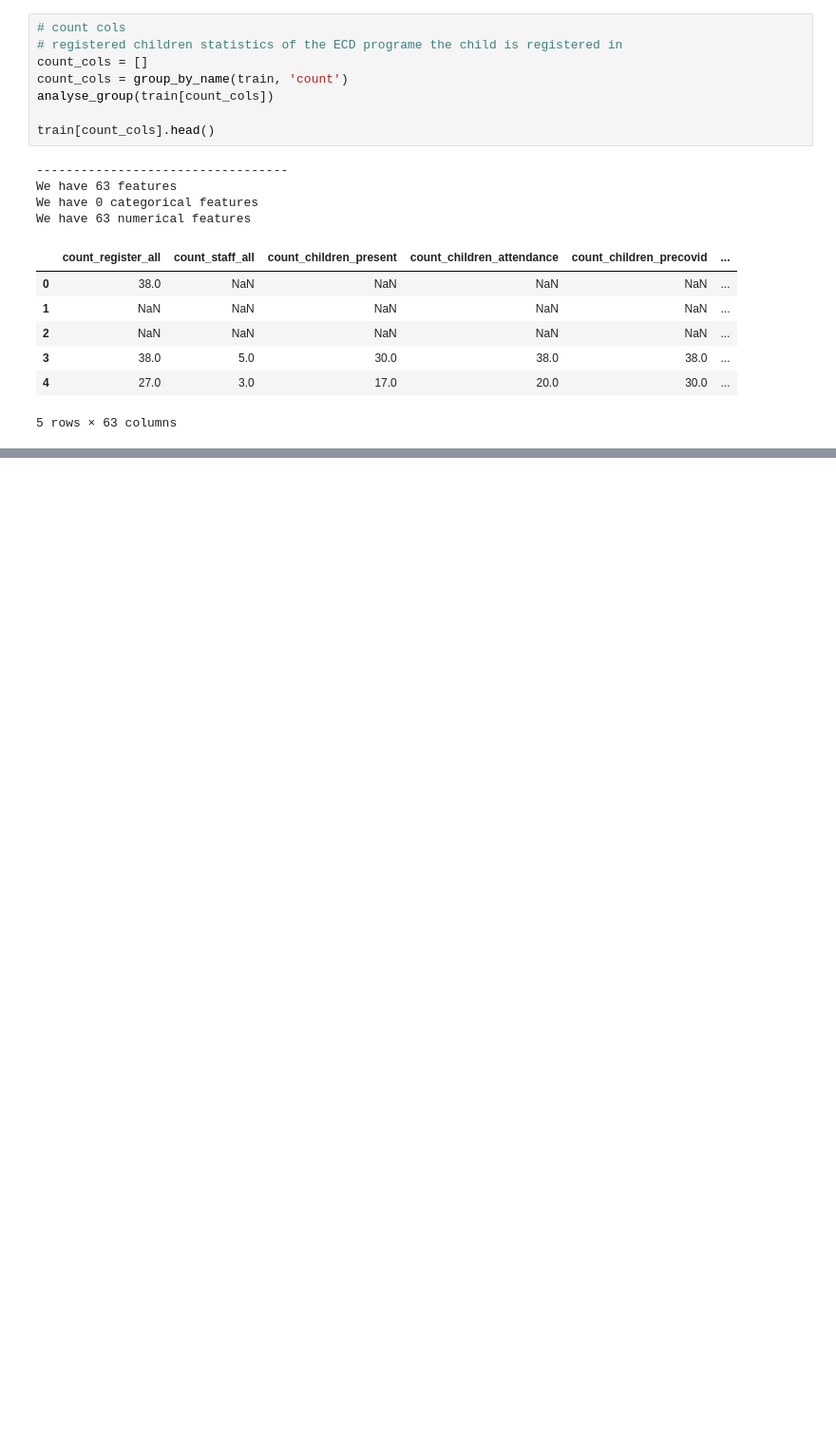
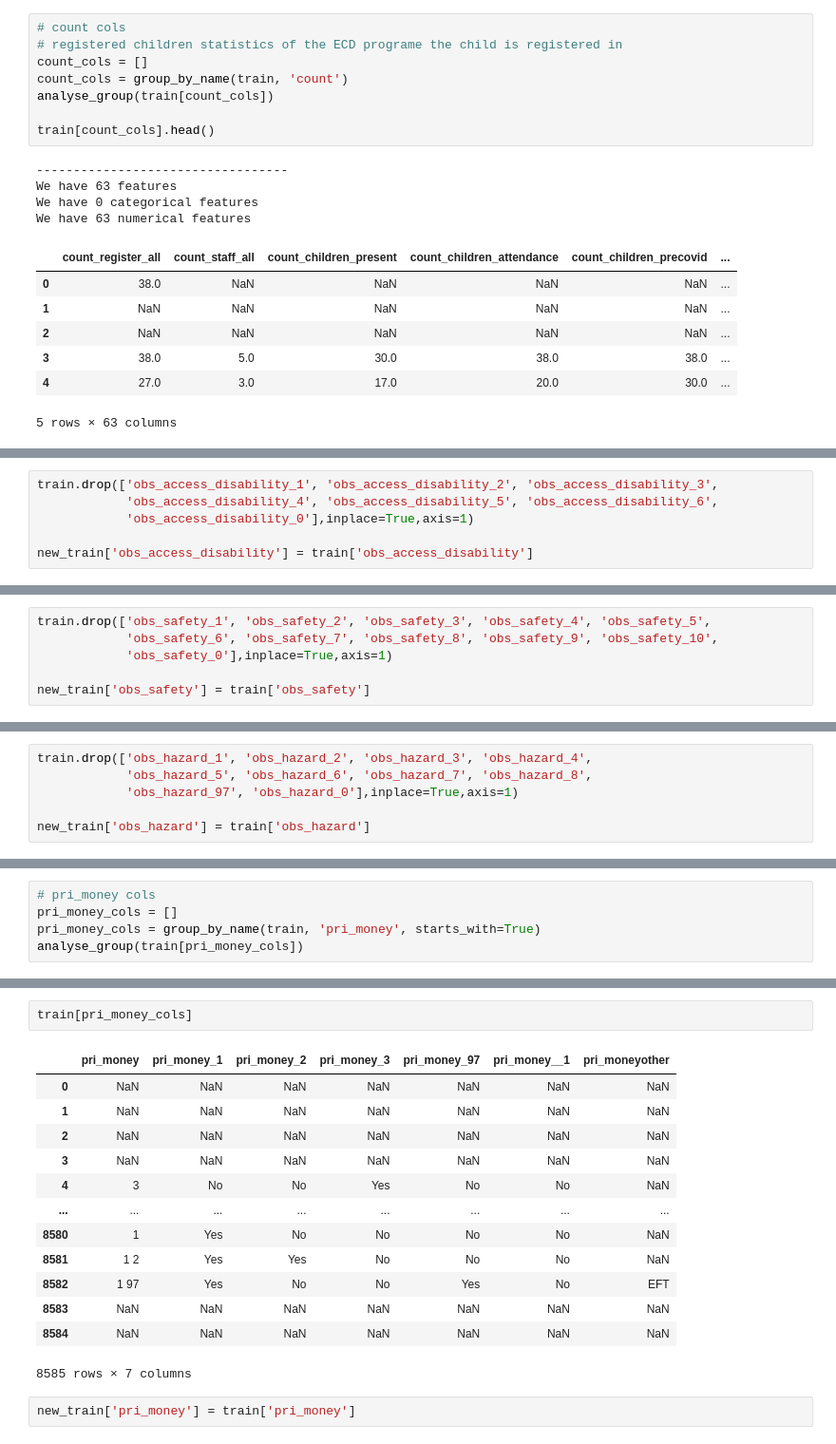
Before and after one commit to Kingston-5/DataDrive2030-Early-Learning-Predictors-Challenge, a Jupyter notebook: ECD_EDA.ipynb, the cells around one changed output, grey strips where cells are left out. Shown at 95% size. Drawn from its saved outputs; the diff is of its cells as text; blank space fills up the shorter version.

```diff
--- a/ECD_EDA.ipynb
+++ b/ECD_EDA.ipynb
@@ -350,0 +559,6 @@ print(len(train_corr[train_corr > 0].index.to_list()[1:]))
+# %%
+train.drop(['obs_access_disability_1', 'obs_access_disability_2', 'obs_access_disability_3',
+            'obs_access_disability_4', 'obs_access_disability_5', 'obs_access_disability_6',
+            'obs_access_disability_0'],inplace=True,axis=1)
+
+new_train['obs_access_disability'] = train['obs_access_disability']
@@ -350,0 +596,6 @@ print(len(train_corr[train_corr > 0].index.to_list()[1:]))
+# %%
+train.drop(['obs_safety_1', 'obs_safety_2', 'obs_safety_3', 'obs_safety_4', 'obs_safety_5',
+            'obs_safety_6', 'obs_safety_7', 'obs_safety_8', 'obs_safety_9', 'obs_safety_10',
+            'obs_safety_0'],inplace=True,axis=1)
+
+new_train['obs_safety'] = train['obs_safety']
@@ -350,0 +625,6 @@ print(len(train_corr[train_corr > 0].index.to_list()[1:]))
+# %%
+train.drop(['obs_hazard_1', 'obs_hazard_2', 'obs_hazard_3', 'obs_hazard_4',
+            'obs_hazard_5', 'obs_hazard_6', 'obs_hazard_7', 'obs_hazard_8',
+            'obs_hazard_97', 'obs_hazard_0'],inplace=True,axis=1)
+
+new_train['obs_hazard'] = train['obs_hazard']
@@ -350,0 +1444,5 @@ print(len(train_corr[train_corr > 0].index.to_list()[1:]))
+# %%
+# pri_money cols
+pri_money_cols = []
+pri_money_cols = group_by_name(train, 'pri_money', starts_with=True)
+analyse_group(train[pri_money_cols])
@@ -350,0 +1467,18 @@ print(len(train_corr[train_corr > 0].index.to_list()[1:]))
+# %%
+train[pri_money_cols]
+# %% [output]
+|  | pri_money | pri_money_1 | pri_money_2 | pri_money_3 | pri_money_97 | pri_money__1 | pri_moneyother |
+| 0 | NaN | NaN | NaN | NaN | NaN | NaN | NaN |
+| 1 | NaN | NaN | NaN | NaN | NaN | NaN | NaN |
+| 2 | NaN | NaN | NaN | NaN | NaN | NaN | NaN |
+| 3 | NaN | NaN | NaN | NaN | NaN | NaN | NaN |
+| 4 | 3 | No | No | Yes | No | No | NaN |
+| ... | ... | ... | ... | ... | ... | ... | ... |
+| 8580 | 1 | Yes | No | No | No | No | NaN |
+| 8581 | 1 2 | Yes | Yes | No | No | No | NaN |
+| 8582 | 1 97 | Yes | No | No | Yes | No | EFT |
+| 8583 | NaN | NaN | NaN | NaN | NaN | NaN | NaN |
+| 8584 | NaN | NaN | NaN | NaN | NaN | NaN | NaN |
+8585 rows × 7 columns
+# %%
+new_train['pri_money'] = train['pri_money']
```
Also changed, not shown: parts of 139 cells of this notebook, 2 other files.
